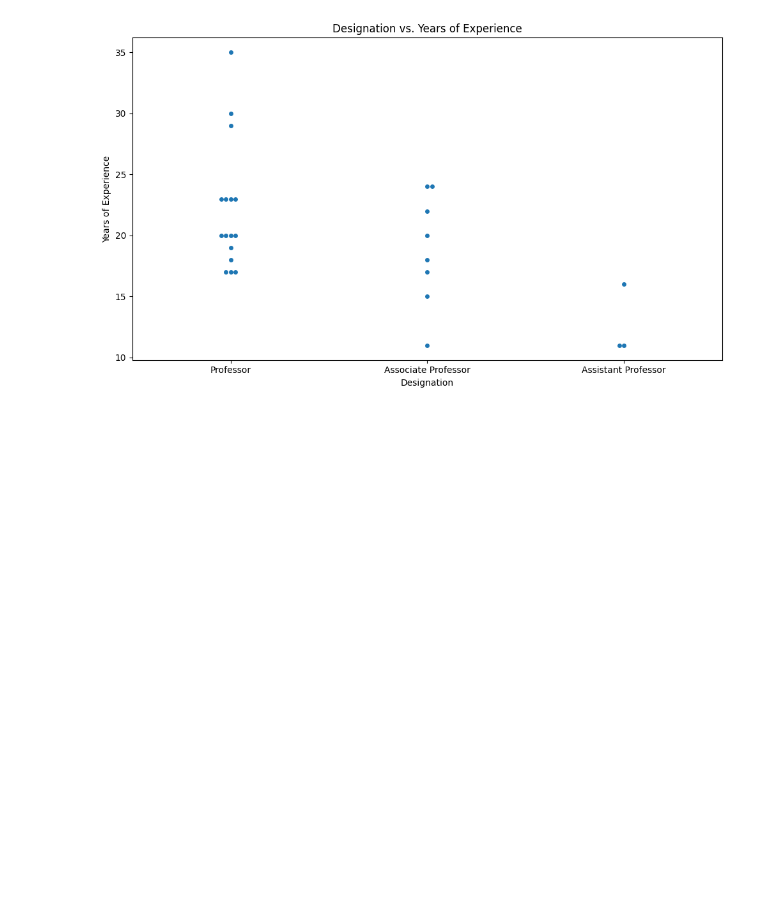
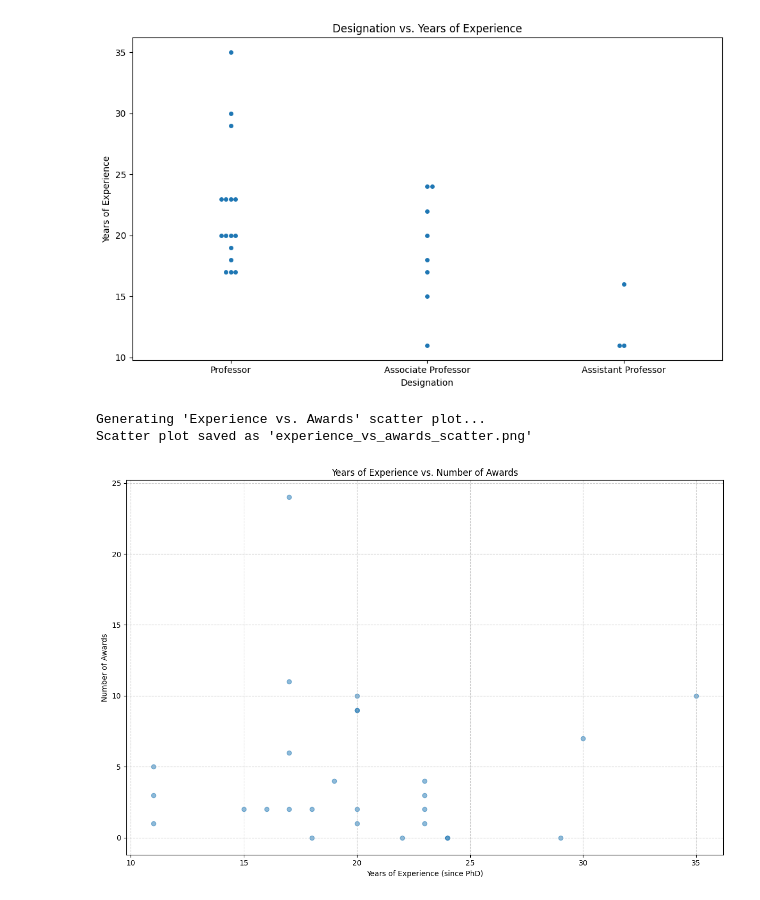
Before and after one commit to kirtikrajsp/Group12-IDC409, a Jupyter notebook: code.ipynb, the cells around one changed output. Cells and saved outputs as stored; diff of their text form; code cells hidden in the pictures; blank space fills up the shorter version.

```diff
--- a/code.ipynb
+++ b/code.ipynb
@@ -696,8 +698,8 @@ def classify_position(position_str):
     else:
         return 'Other'
 
-# Apply the classification function to the 'Current position' column
-df['Position_Class'] = df['Current_position'].apply(classify_position)
+# Apply the classification function to the 'Designation' column
+df['Position_Class'] = df['Designation'].apply(classify_position)
 
 
 #Ph.D. Location vs. Years of Experience (Swarm Plot)
@@ -724,3 +726,22 @@ plt.show()
 # %% [output]
 [figure]
 [figure]
+# %%
+print("\nGenerating 'Experience vs. Awards' scatter plot...")
+
+# Drop rows where either value is missing for a clean plot
+scatter_data = df.dropna(subset=['Years_of_Experience', 'Number_of_awards'])
+
+plt.figure(figsize=(12, 8))
+plt.scatter(scatter_data['Years_of_Experience'], scatter_data['Number_of_awards'], alpha=0.5)
+plt.title('Years of Experience vs. Number of Awards')
+plt.xlabel('Years of Experience (since PhD)')
+plt.ylabel('Number of Awards')
+plt.grid(True, linestyle='--', alpha=0.6) # Add a grid for readability
+plt.tight_layout()
+plt.savefig("experience_vs_awards_scatter.png")
+print("Scatter plot saved as 'experience_vs_awards_scatter.png'")
+# %% [output]
+Generating 'Experience vs. Awards' scatter plot...
+Scatter plot saved as 'experience_vs_awards_scatter.png'
+[figure, added]
```
Also changed, not shown: parts of 5 cells of this notebook.
